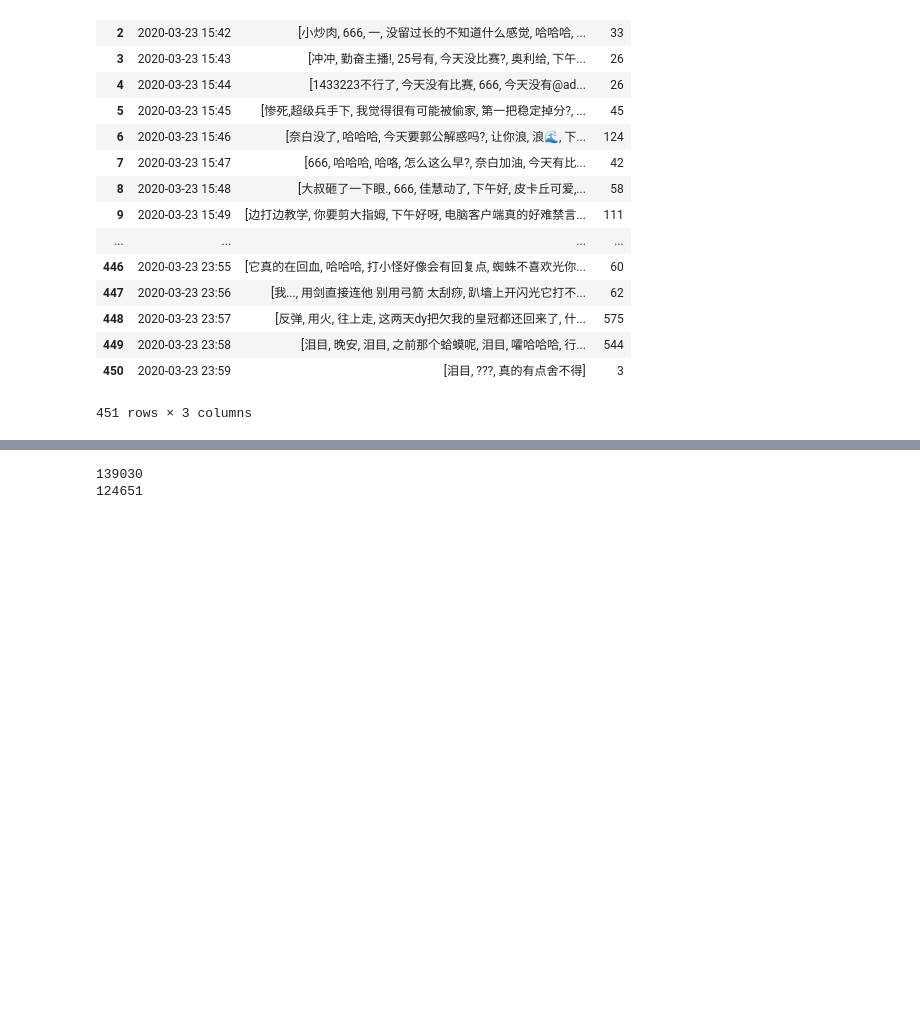
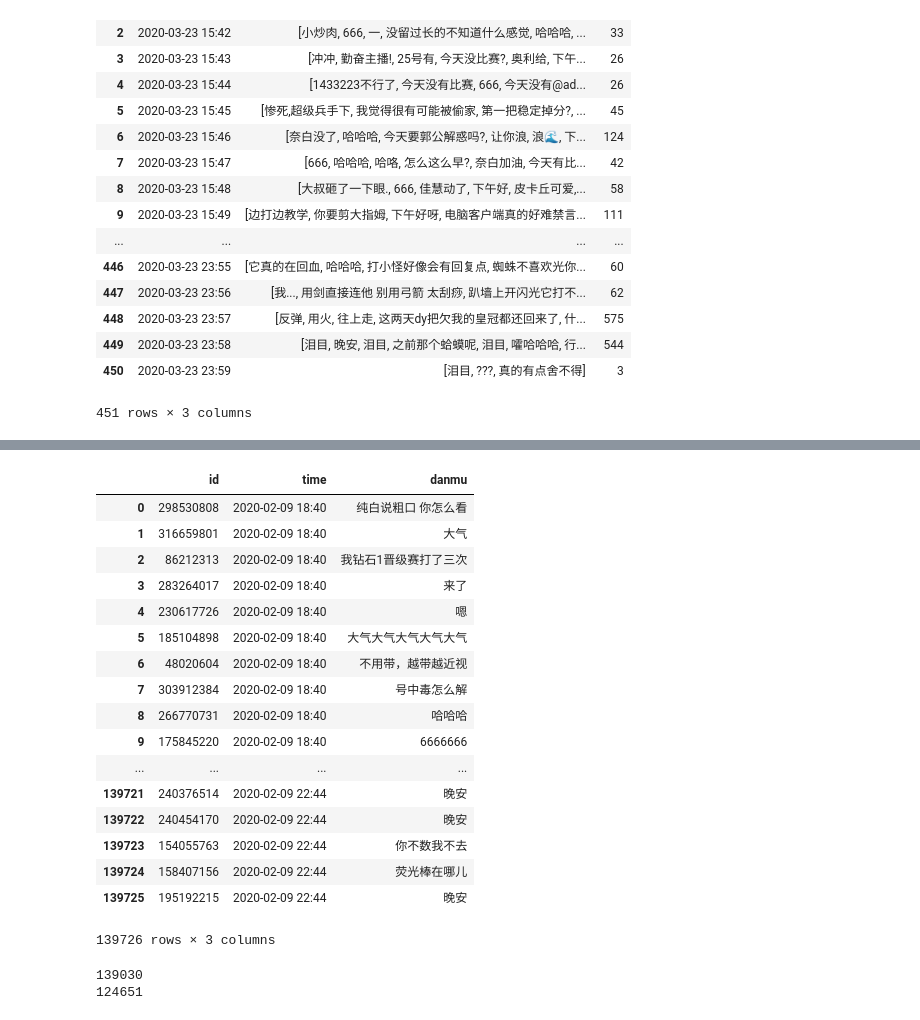
Before and after one commit to zhou-xingxing/graduate_work, a Jupyter notebook: notebook/弹幕片段情感标注.ipynb, the cells around one changed output, grey strips where cells are left out. Drawn from its saved outputs; the diff is of its cells as text; code cells hidden in the pictures; blank space fills up the shorter version.

```diff
--- a/notebook/弹幕片段情感标注.ipynb
+++ b/notebook/弹幕片段情感标注.ipynb
@@ -236,6 +245,30 @@ data=pd.read_csv(r'../data/room911danmu.csv')
 data.columns=['id','time','danmu']
 day=data[1033391:1173881]
 day.to_csv(r'../data/room911/room911danmu0206.csv',index=None,header=None)
+# %%
+data=pd.read_csv(r'../data/room911/room911danmu0209.csv',header=None)
+data.columns=['id','time','danmu']
+data["time"]=pd.to_datetime(data.time.values,unit="s",utc=True).tz_convert('Asia/Shanghai').strftime("%Y-%m-%d %H:%M")
+data
+# %% [output]
+|  | id | time | danmu |
+| 0 | 298530808 | 2020-02-09 18:40 | 纯白说粗口 你怎么看 |
+| 1 | 316659801 | 2020-02-09 18:40 | 大气 |
+| 2 | 86212313 | 2020-02-09 18:40 | 我钻石1晋级赛打了三次 |
+| 3 | 283264017 | 2020-02-09 18:40 | 来了 |
+| 4 | 230617726 | 2020-02-09 18:40 | 嗯 |
+| 5 | 185104898 | 2020-02-09 18:40 | 大气大气大气大气大气 |
+| 6 | 48020604 | 2020-02-09 18:40 | 不用带，越带越近视 |
+| 7 | 303912384 | 2020-02-09 18:40 | 号中毒怎么解 |
+| 8 | 266770731 | 2020-02-09 18:40 | 哈哈哈 |
+| 9 | 175845220 | 2020-02-09 18:40 | 6666666 |
+| ... | ... | ... | ... |
+| 139721 | 240376514 | 2020-02-09 22:44 | 晚安 |
+| 139722 | 240454170 | 2020-02-09 22:44 | 晚安 |
+| 139723 | 154055763 | 2020-02-09 22:44 | 你不数我不去 |
+| 139724 | 158407156 | 2020-02-09 22:44 | 荧光棒在哪儿 |
+| 139725 | 195192215 | 2020-02-09 22:44 | 晚安 |
+139726 rows × 3 columns
 # %%
 # 避免刷屏
 import pandas as pd
```
Also changed, not shown: parts of 2 cells of this notebook, 8 other files.
